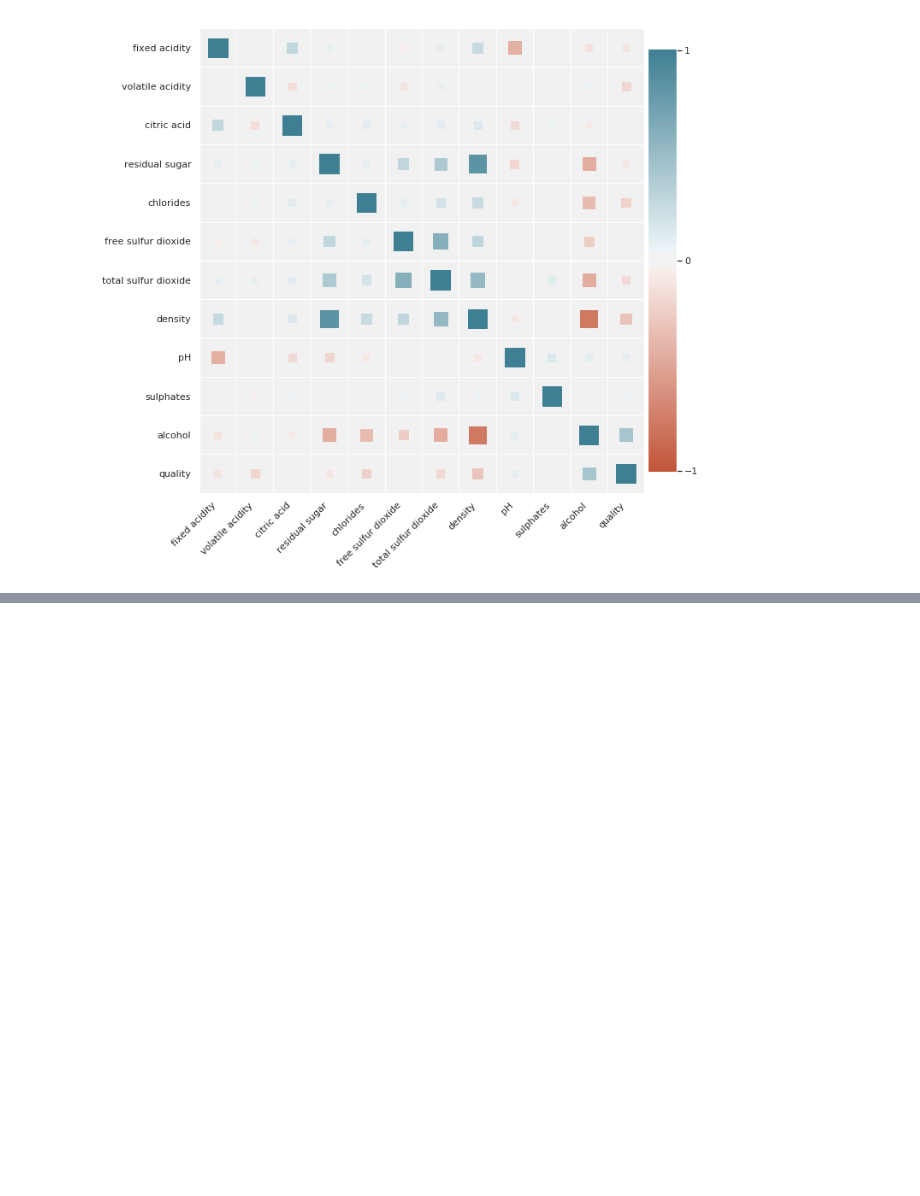
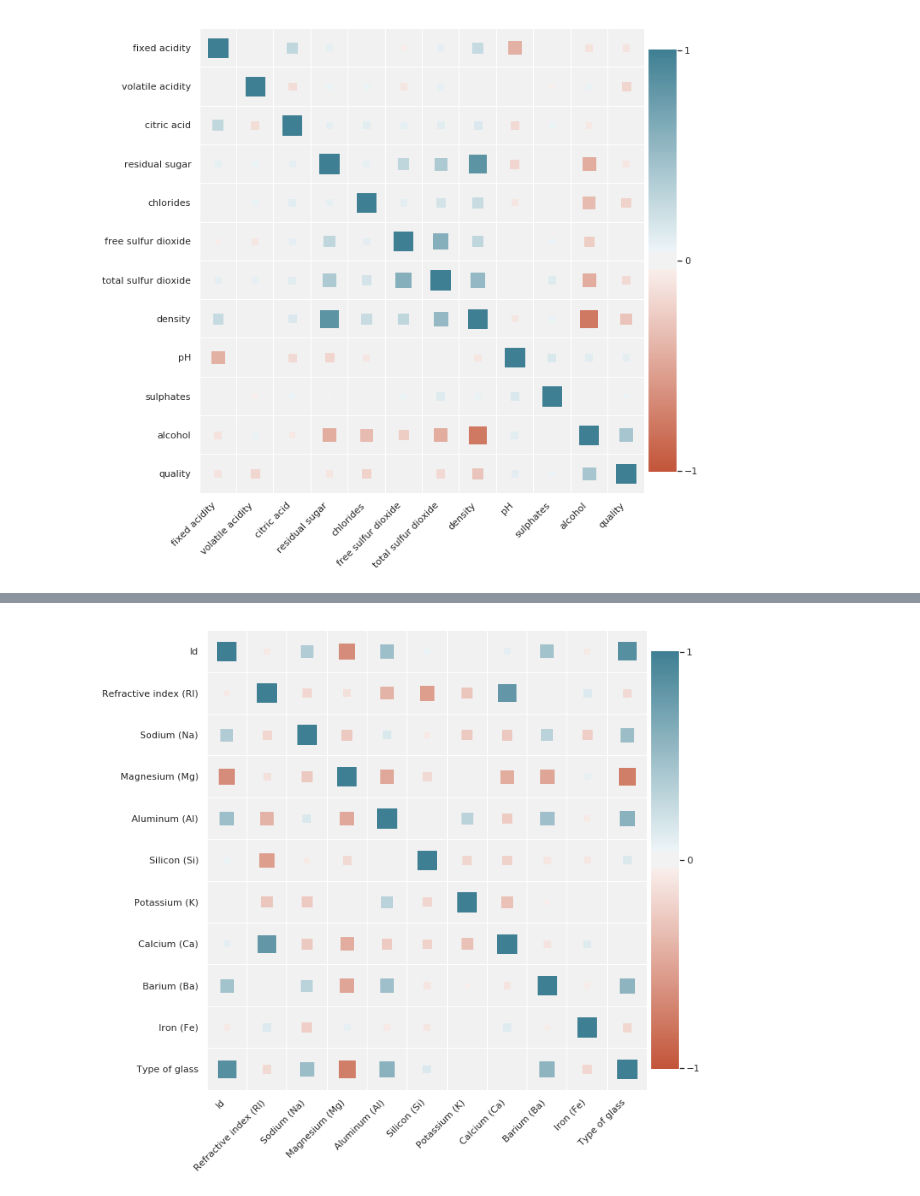
Before and after one commit to mariamingallonMM/AI-ML-W6-classifier, a Jupyter notebook: ai-columbiax-ml-w6-k-class-bayes-classifier.ipynb, the cells around one changed output, grey strips where cells are left out. Saved outputs shown, nothing was run; the diff lists cells and outputs as text; code cells hidden in the pictures; blank space fills up the shorter version.

```diff
--- a/ai-columbiax-ml-w6-k-class-bayes-classifier.ipynb
+++ b/ai-columbiax-ml-w6-k-class-bayes-classifier.ipynb
@@ -209,3 +211,6 @@ plt.figure(figsize=(10,10))
 corrplot(corr)
 # %% [output]
 [figure]
+# %%
+df = pd.read_csv('/kaggle/input/testclassifier/datasets/in/glasstypes.csv')
+df.head()
@@ -211,0 +247,6 @@ corrplot(corr)
+# %%
+corr = df.corr()
+plt.figure(figsize=(10,10))
+corrplot(corr)
+# %% [output]
+[figure, added]
```
Also changed, not shown: parts of 3 cells of this notebook, 5 other files.
